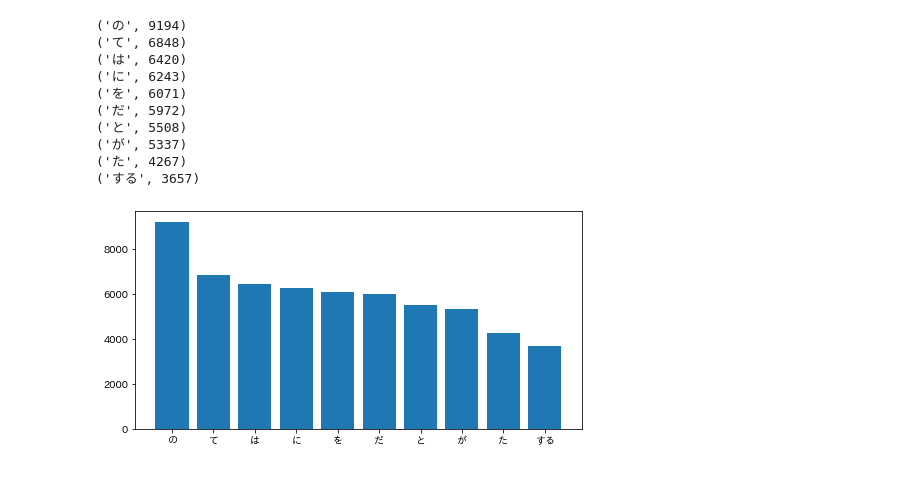
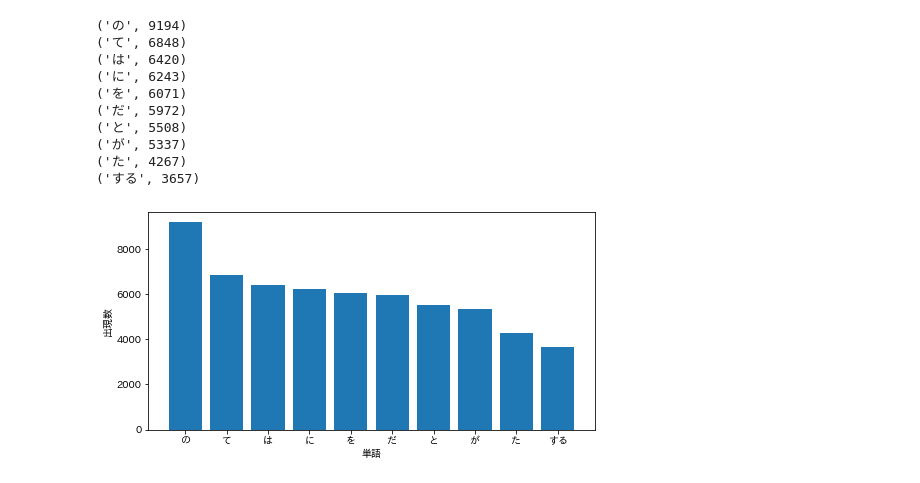
Before and after one commit to endo-ava/data-science, a Jupyter notebook: NLP100.ipynb, the cells around one changed output. Drawn from its saved outputs; the diff is of its cells as text; code cells hidden in the pictures.

```diff
--- a/NLP100.ipynb
+++ b/NLP100.ipynb
@@ -277,12 +277,14 @@ for w in ans[:10]:
 # %%
 #4-6 ↑の棒グラフ
 import matplotlib.pyplot as plt
 import japanize_matplotlib
 
 labels = [a[0] for a in ans[:10]]
 values = [a[1] for a in ans[:10]]
 plt.figure(figsize=(8, 4))
 plt.bar(labels, values)
+plt.xlabel('単語')
+plt.ylabel('出現数')
 plt.show()
 # %% [output]
-[figure, old version]
+[figure, new version]
```
Also changed, not shown: parts of 4 cells of this notebook.
